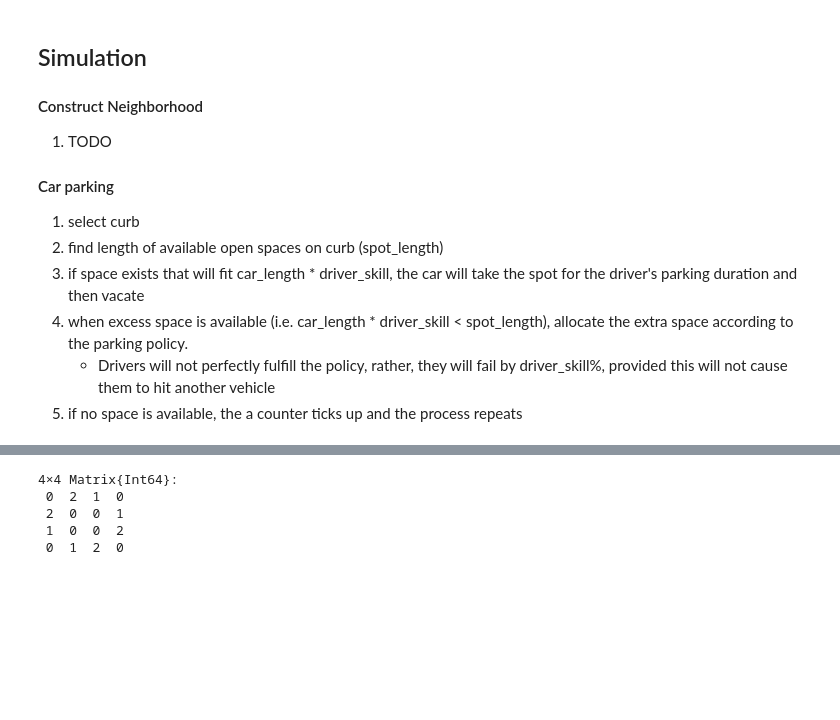
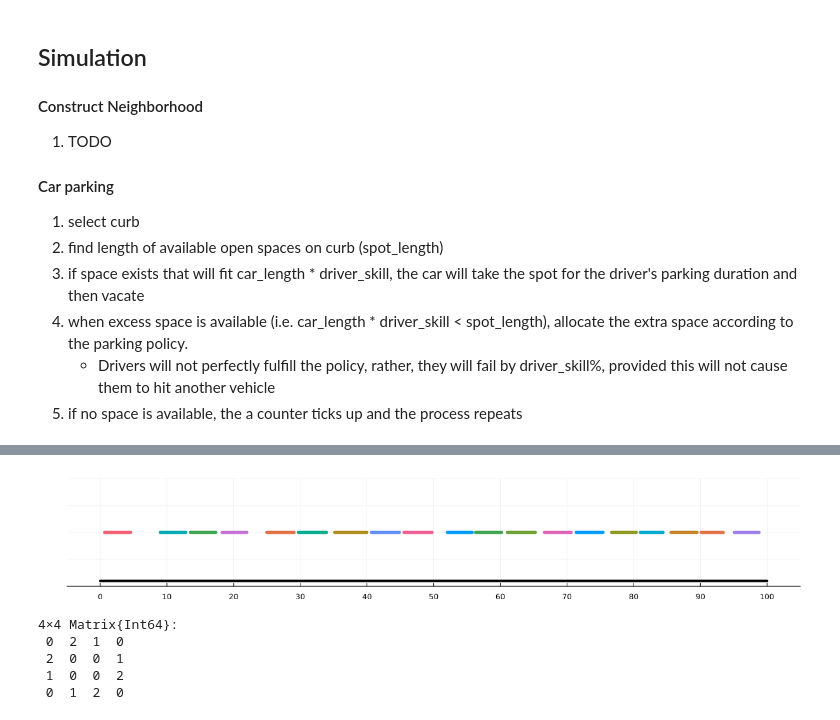
Before and after one commit to aidanboyne/OptimalParking.jl, a Jupyter notebook: OptimalParking/src/dev.ipynb, the cells around one changed output, grey strips where cells are left out. Drawn from its saved outputs; the diff is of its cells as text; code cells hidden in the pictures; blank space fills up the shorter version.

```diff
--- a/OptimalParking/src/dev.ipynb
+++ b/OptimalParking/src/dev.ipynb
@@ -123,7 +112,7 @@ build_hood((3,4), (2,2))
     - Drivers will not perfectly fulfill the policy, rather, they will fail by driver_skill%, provided this will not cause them to hit another vehicle
 5. if no space is available, the a counter ticks up and the process repeats
 # %%
-function park(drivers::Vector{driver}, curb_length::Real)
+function park_sim(drivers::Vector{driver}, curb_length::Real)
 
     tick = 0
     no_spot = 0
@@ -157,8 +146,10 @@ function park(drivers::Vector{driver}, curb_length::Real)
         if found_spot
             # update available_spaces after car has parked
             rear, front, dNo_right = available_spaces[spot_index]
+            # add policy dependent start_end function here
             car_start = rear+free_space
             car_end = car_start+driver.car_length
+
             splice!(available_spaces, spot_index, [(rear, car_start, driver.driverNo), (car_end, front, dNo_right)])
             # add driver to list of parked cars
             push!(parked_cars, (car_start, car_end, driver.parktime, driver.driverNo))
@@ -199,5 +190,5 @@ park (generic function with 1 method)
 curb_length = 100.0 # length of the long side of a "Chicago block" in meters
 drivers = create_n_drivers(500)
 
-result = park(drivers, curb_length);
+result = park_sim(drivers, curb_length);
 # %% [output]
@@ -240,25 +224,27 @@ function overlap_test(park_simulation)
 # %%
 # Static plot, will require kernel restart and switch to Plots (GS) backend
-# function plot_cars(curb_length, park_simulation)
+function plot_cars(curb_length, park_simulation)
 
-#     car_positions = park_simulation["parked_cars"]
-#     plot(size=(1200, 200), legend=false)
+    car_positions = park_simulation["parked_cars"]
+    plot(size=(1200, 200), legend=false)
 
-#     starts = map(x -> x[1], car_positions)
-#     ends = map(x -> x[2], car_positions)
+    starts = map(x -> x[1], car_positions)
+    ends = map(x -> x[2], car_positions)
 
-#     for i in eachindex(starts) # plot each car on the curb
-#         plot!([starts[i], ends[i]], [1,1], linewidth=5, label="")
-#     end
+    for i in eachindex(starts) # plot each car on the curb
+        plot!([starts[i], ends[i]], [1,1], linewidth=5, label="")
+    end
 
-#     xticks!(0:10:curb_length)
-#     yaxis!(:off)
-#     plot!([0, curb_length], [0.1, 0.1], linewidth=4, color=:black)  # Plot the "curb" as black line
-#     xlims!(-5, curb_length+5)  # Set the x-axis limits slightly wider than the number line range
-#     ylims!(0, 2)  # Set the y-axis limits to center the number line
-# end
+    xticks!(0:10:curb_length)
+    yaxis!(:off)
+    plot!([0, curb_length], [0.1, 0.1], linewidth=4, color=:black)  # Plot the "curb" as black line
+    xlims!(-5, curb_length+5)  # Set the x-axis limits slightly wider than the number line range
+    ylims!(0, 2)  # Set the y-axis limits to center the number line
+end
 
-# plot_cars(curb_length, result)
+plot_cars(curb_length, result)
+# %% [output]
+[figure, added]
 # %%
 a =[0 2 1 0
     2 0 0 1
```
Also changed, not shown: parts of 10 cells of this notebook, 6 other files.
